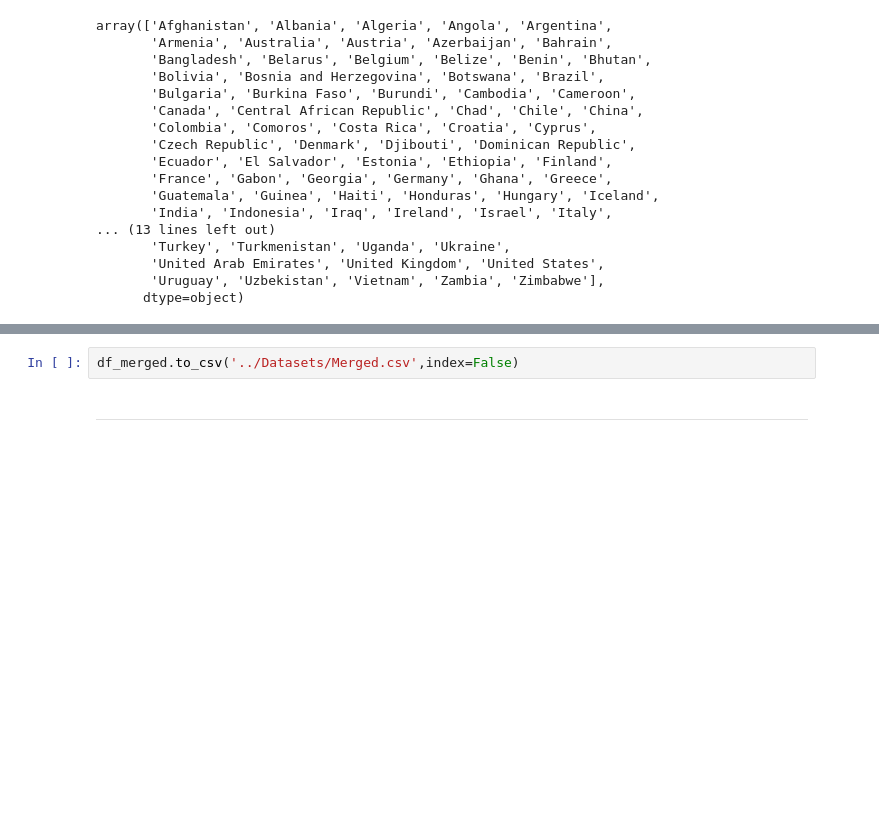
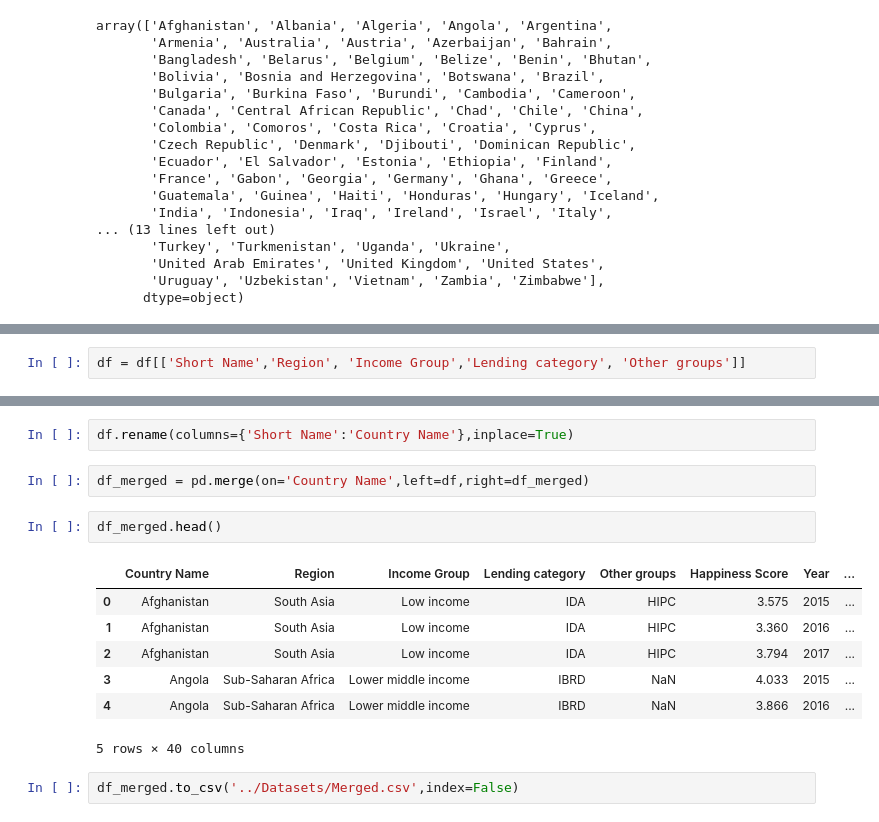
Before and after one commit to hari5347/Happiness-Score-Prediction, a Jupyter notebook: Data_preprocessing/Data_preparation.ipynb, the cells around one changed output, grey strips where cells are left out. Drawn from its saved outputs; the diff is of its cells as text; blank space fills up the shorter version.

```diff
--- a/Data_preprocessing/Data_preparation.ipynb
+++ b/Data_preprocessing/Data_preparation.ipynb
@@ -334,0 +385,2 @@ array(['Afghanistan', 'Albania', 'Algeria', 'Angola', 'Argentina',
+# %%
+df = df[['Short Name','Region', 'Income Group','Lending category', 'Other groups']]
@@ -335,4 +396,16 @@ array(['Afghanistan', 'Albania', 'Algeria', 'Angola', 'Argentina',
+# %%
+df.rename(columns={'Short Name':'Country Name'},inplace=True)
+# %%
+df_merged = pd.merge(on='Country Name',left=df,right=df_merged)
+# %%
+df_merged.head()
+# %% [output]
+|  | Country Name | Region | Income Group | Lending category | Other groups | Happiness Score | Year | ... |
+| 0 | Afghanistan | South Asia | Low income | IDA | HIPC | 3.575 | 2015 | ... |
+| 1 | Afghanistan | South Asia | Low income | IDA | HIPC | 3.360 | 2016 | ... |
+| 2 | Afghanistan | South Asia | Low income | IDA | HIPC | 3.794 | 2017 | ... |
+| 3 | Angola | Sub-Saharan Africa | Lower middle income | IBRD | NaN | 4.033 | 2015 | ... |
+| 4 | Angola | Sub-Saharan Africa | Lower middle income | IBRD | NaN | 3.866 | 2016 | ... |
+5 rows × 40 columns
 # %%
 df_merged.to_csv('../Datasets/Merged.csv',index=False)
-# %% [markdown]
-***
```
Also changed, not shown: parts of 7 cells of this notebook, 4 other files.
